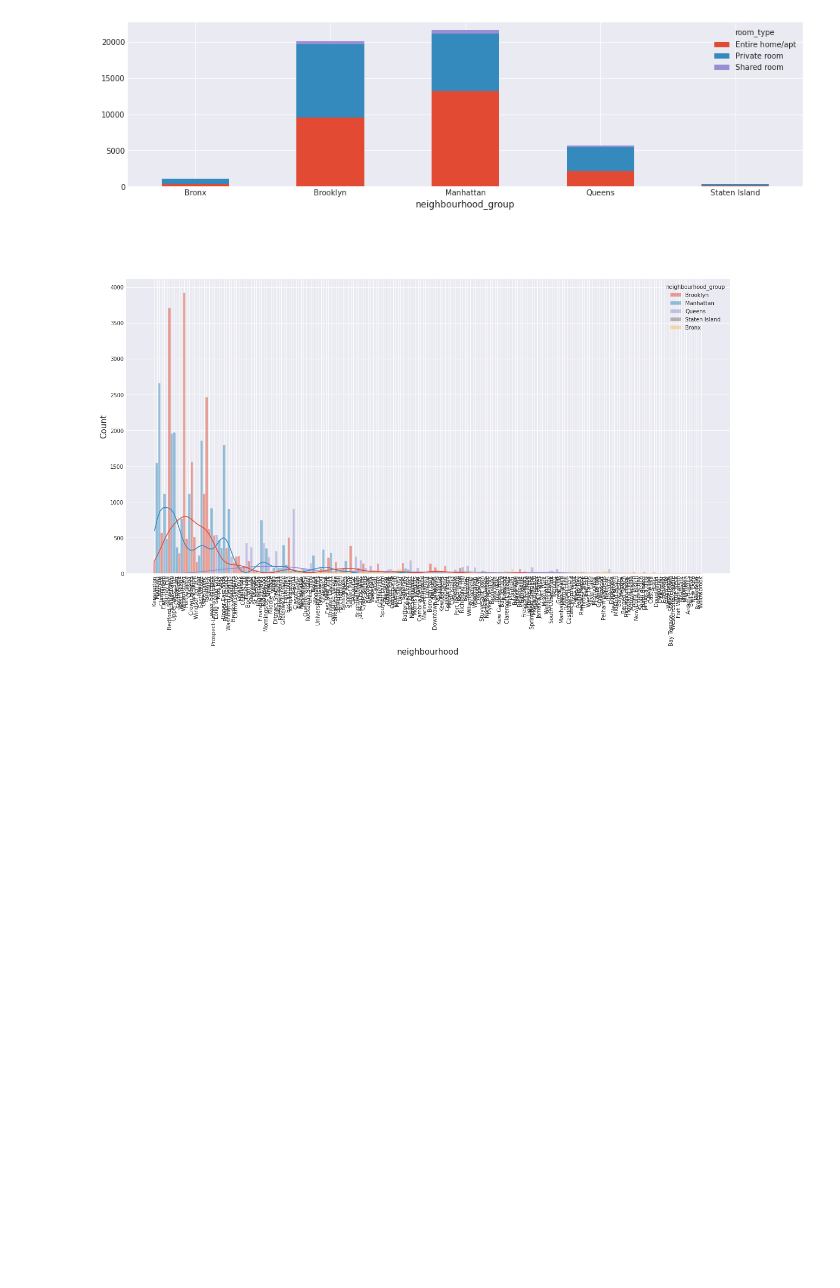
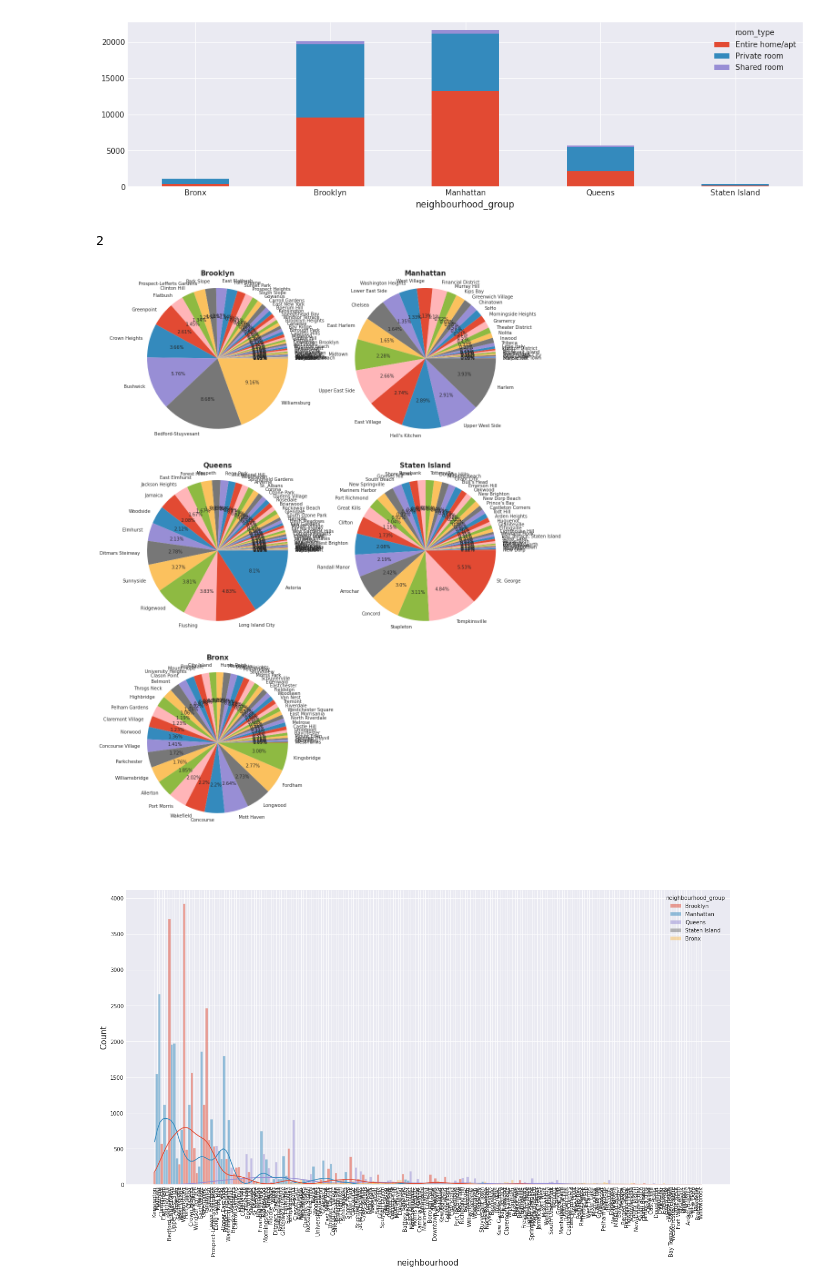
Before and after one commit to vieris123/NYAirbnb, a Jupyter notebook: nyabnb.ipynb, the cells around one changed output. Cells and saved outputs as stored; diff of their text form; code cells hidden in the pictures; blank space fills up the shorter version.

```diff
--- a/nyabnb.ipynb
+++ b/nyabnb.ipynb
@@ -252,6 +252,36 @@ plt.xticks(rotation=0)
 plt.show()
 # %% [output]
 [figure]
+# %%
+pie_df[1]
+# %% [output]
+2
+# %%
+fig = plt.figure(figsize=(15, 22))
+k = 0
+
+def absolute_value(val):
+    a  = np.round(val/100.*len(pie_df), 2)
+    return str(a)+'%'
+
+boroughs=listing_df['neighbourhood_group'].unique()
+for i in range(3):
+    for j in range(2):
+        pie_df = (listing_df[listing_df['neighbourhood_group']==boroughs[k]]
+                  .groupby('neighbourhood')['id']
+                  .count()
+                  .sort_values())
+        plt.subplot(3, 2, k+1)
+        plt.pie(pie_df,labels=pie_df.index,radius=1.1, autopct=absolute_value)
+        plt.title(boroughs[k], fontsize = 15, weight = 'bold')
+        k += 1
+        if k == 5:
+            break
+    if k == 5:
+        break
+plt.show()
+# %% [output]
+[figure, added]
 # %%
 fig, ax = plt.subplots(figsize=(20,10))
 sns.histplot(listing_df, x='neighbourhood', hue='neighbourhood_group',kde=True, cbar_kws={"rwidth":10, 'drawedges':True})
```
Also changed, not shown: parts of 11 cells of this notebook.
